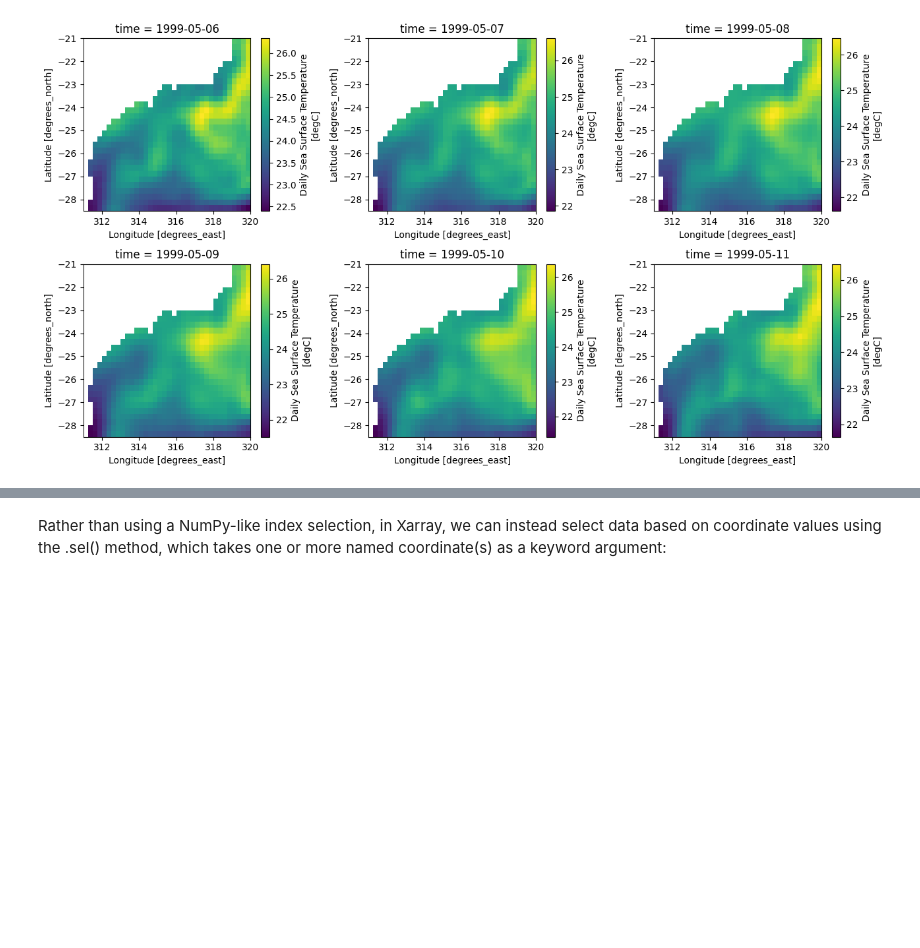
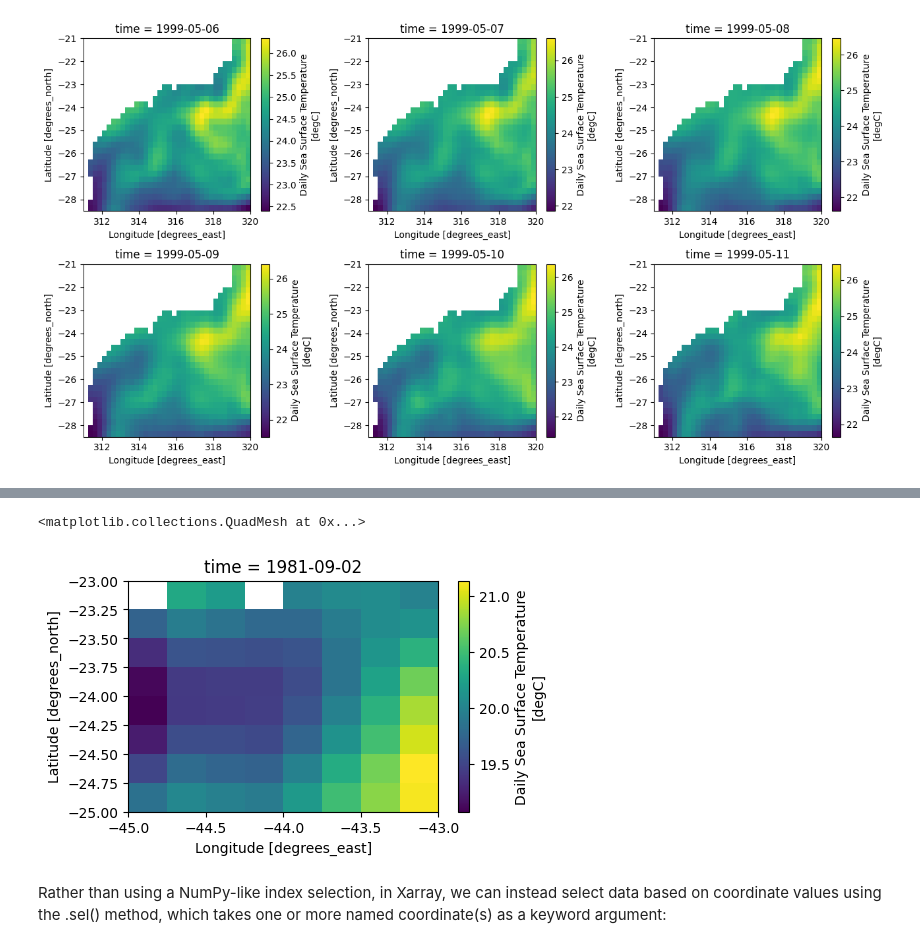
Before and after one commit to francobarrionuevoenv21/XArrray_CQSC, a Jupyter notebook: Tutoriales/Tutorial2_YYYYYY.ipynb, the cells around one changed output, grey strips where cells are left out. Saved outputs shown, nothing was run; the diff lists cells and outputs as text; code cells hidden in the pictures; blank space fills up the shorter version.

```diff
--- a/Tutoriales/Tutorial2_YYYYYY.ipynb
+++ b/Tutoriales/Tutorial2_YYYYYY.ipynb
@@ -156,3 +181,13 @@ for i, d in enumerate(sst_ds_slice.time.values):
+# %%
+lon_min, lon_max = -45, -43
+lat_min, lat_max = -25, -23
+
+sst_spatial_slice = sst_corr.sel(lon = slice(lon_min, lon_max), lat = slice(lat_min, lat_max))
+
+sst_spatial_slice.isel(time=1).sst.plot(figsize=(5, 3))
+# %% [output]
+<matplotlib.collections.QuadMesh at 0x...>
+[figure, added]
 # %% [markdown]
 Rather than using a NumPy-like index selection, in Xarray, we can instead select data based on coordinate values using the .sel() method, which takes one or more named coordinate(s) as a keyword argument:
 # %% [markdown]
```
Also changed, not shown: parts of 5 cells of this notebook.
